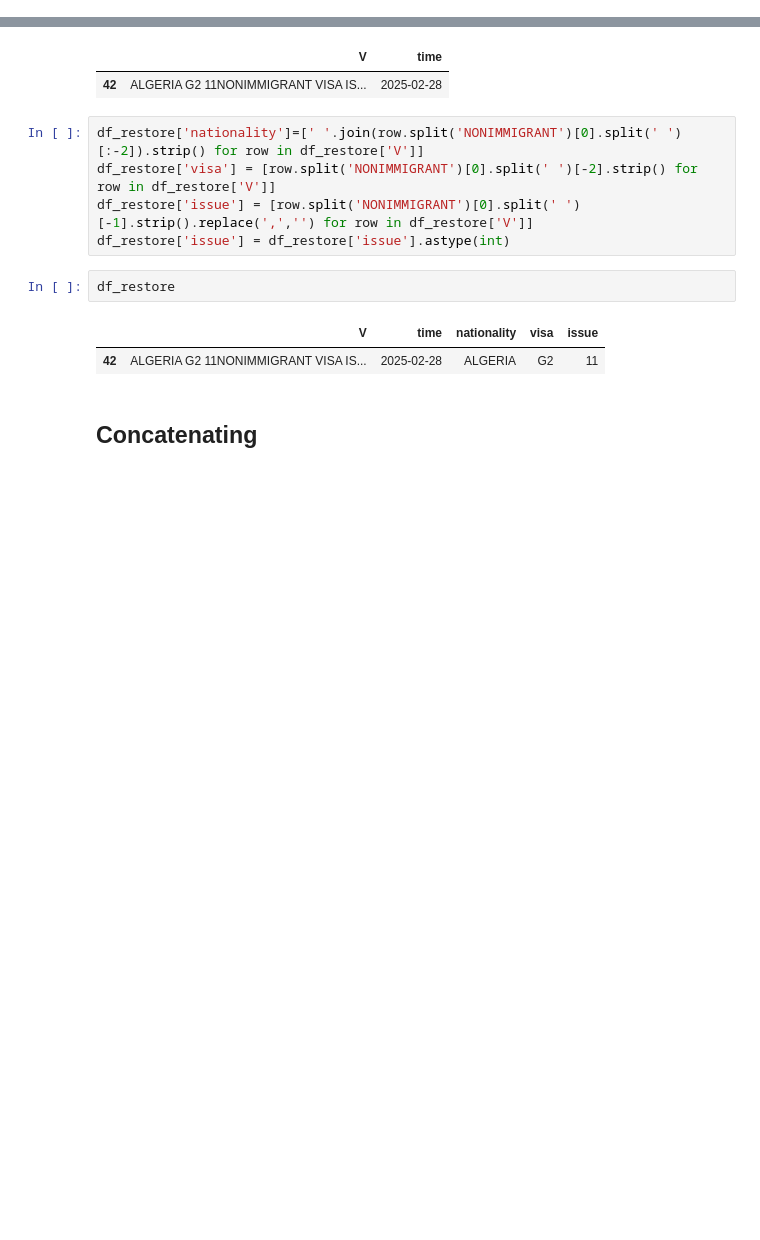
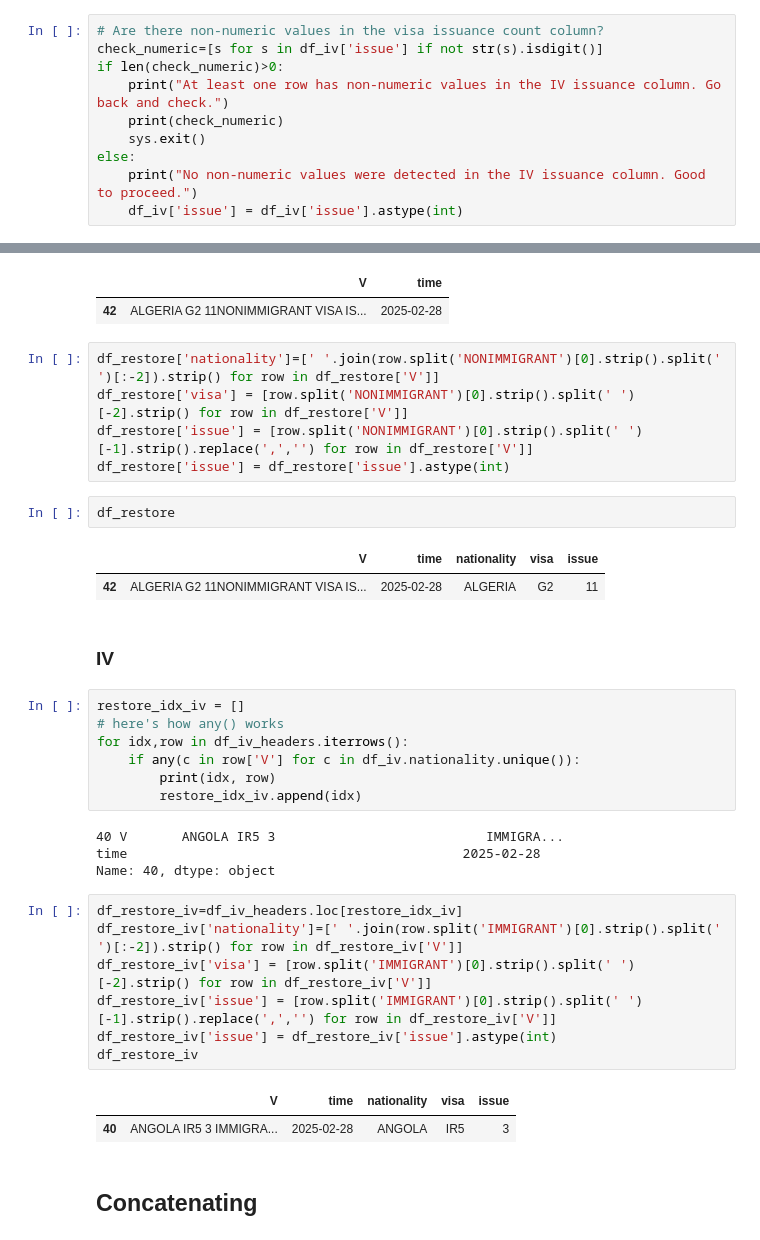
Before and after one commit to tiangenglu/automation, a Jupyter notebook: 2025-04-08_append_visa_data.ipynb, the cells around one changed output, grey strips where cells are left out. Saved outputs shown, nothing was run; the diff lists cells and outputs as text; blank space fills up the shorter version.

```diff
--- a/2025-04-08_append_visa_data.ipynb
+++ b/2025-04-08_append_visa_data.ipynb
@@ -227,3 +313,13 @@ else:
     df_niv['issue'] = df_niv['issue'].astype(int)
 # %% [output]
 No non-numeric values were detected in the visa issuance column. Good to proceed.
+# %%
+# Are there non-numeric values in the visa issuance count column?
+check_numeric=[s for s in df_iv['issue'] if not str(s).isdigit()]
+if len(check_numeric)>0:
+    print("At least one row has non-numeric values in the IV issuance column. Go back and check.")
+    print(check_numeric)
+    sys.exit()
+else:
+    print("No non-numeric values were detected in the IV issuance column. Good to proceed.")
+    df_iv['issue'] = df_iv['issue'].astype(int)
@@ -250,15 +351,38 @@ df_restore
 |  | V | time |
 | 42 | ALGERIA G2 11NONIMMIGRANT VISA IS... | 2025-02-28 |
 # %%
-df_restore['nationality']=[' '.join(row.split('NONIMMIGRANT')[0].split(' ')[:-2]).strip() for row in df_restore['V']]
-df_restore['visa'] = [row.split('NONIMMIGRANT')[0].split(' ')[-2].strip() for row in df_restore['V']]
-df_restore['issue'] = [row.split('NONIMMIGRANT')[0].split(' ')[-1].strip().replace(',','') for row in df_restore['V']]
+df_restore['nationality']=[' '.join(row.split('NONIMMIGRANT')[0].strip().split(' ')[:-2]).strip() for row in df_restore['V']]
+df_restore['visa'] = [row.split('NONIMMIGRANT')[0].strip().split(' ')[-2].strip() for row in df_restore['V']]
+df_restore['issue'] = [row.split('NONIMMIGRANT')[0].strip().split(' ')[-1].strip().replace(',','') for row in df_restore['V']]
 df_restore['issue'] = df_restore['issue'].astype(int)
 # %%
 df_restore
 # %% [output]
 |  | V | time | nationality | visa | issue |
 | 42 | ALGERIA G2 11NONIMMIGRANT VISA IS... | 2025-02-28 | ALGERIA | G2 | 11 |
+# %% [markdown]
+### IV
+# %%
+restore_idx_iv = []
+# here's how any() works
+for idx,row in df_iv_headers.iterrows():
+    if any(c in row['V'] for c in df_iv.nationality.unique()):
+        print(idx, row)
+        restore_idx_iv.append(idx)
+# %% [output]
+40 V       ANGOLA IR5 3                           IMMIGRA...
+time                                           2025-02-28
+Name: 40, dtype: object
+# %%
+df_restore_iv=df_iv_headers.loc[restore_idx_iv]
+df_restore_iv['nationality']=[' '.join(row.split('IMMIGRANT')[0].strip().split(' ')[:-2]).strip() for row in df_restore_iv['V']]
+df_restore_iv['visa'] = [row.split('IMMIGRANT')[0].strip().split(' ')[-2].strip() for row in df_restore_iv['V']]
+df_restore_iv['issue'] = [row.split('IMMIGRANT')[0].strip().split(' ')[-1].strip().replace(',','') for row in df_restore_iv['V']]
+df_restore_iv['issue'] = df_restore_iv['issue'].astype(int)
+df_restore_iv
+# %% [output]
+|  | V | time | nationality | visa | issue |
+| 40 | ANGOLA IR5 3 IMMIGRA... | 2025-02-28 | ANGOLA | IR5 | 3 |
 # %% [markdown]
 ## Concatenating
 # %%
```
Also changed, not shown: parts of 38 cells of this notebook.
